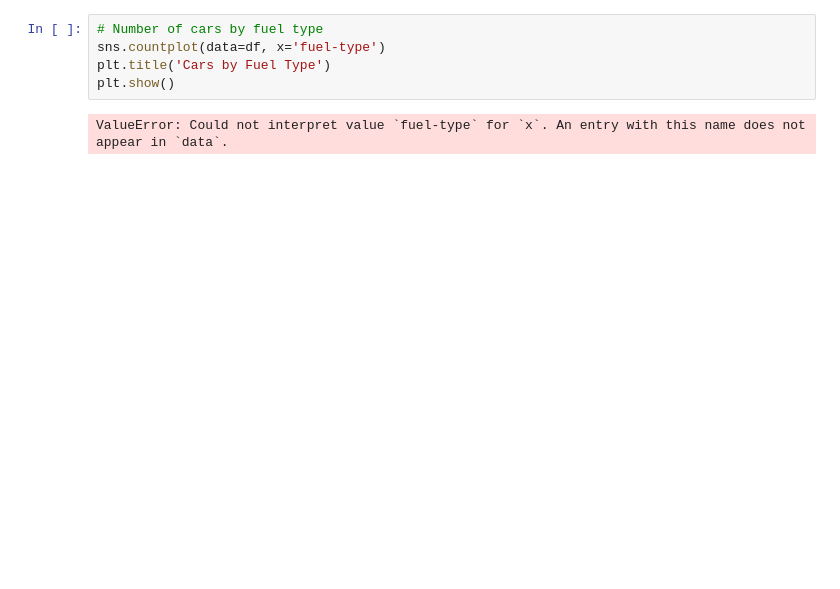
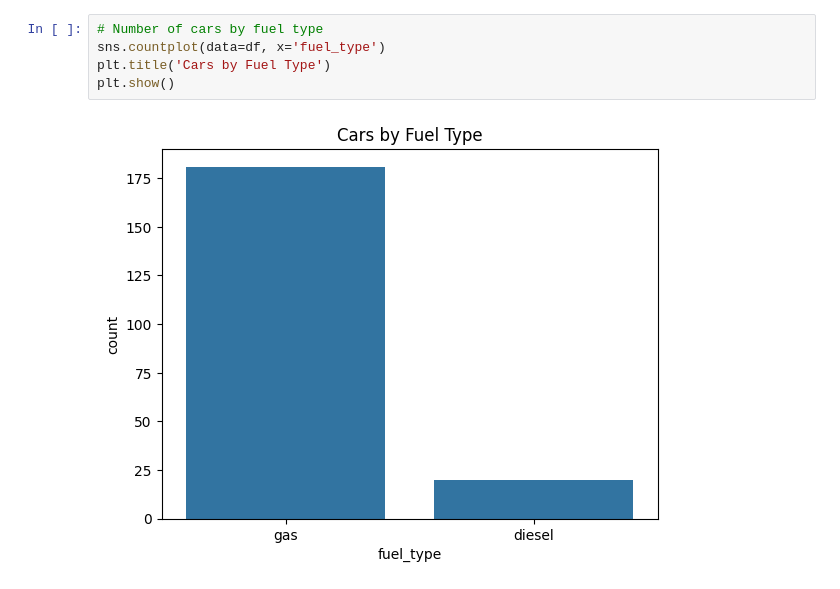
Before and after one commit to vmartinez4169-pixel/automobile-price-analysis, a Jupyter notebook: notebooks/Josie_eda.ipynb, the cells around one changed output. Saved outputs shown, nothing was run; the diff lists cells and outputs as text; blank space fills up the shorter version.

```diff
--- a/notebooks/Josie_eda.ipynb
+++ b/notebooks/Josie_eda.ipynb
@@ -50,10 +50,10 @@ ValueError: Could not interpret value `body-style` for `x`. An entry with this n
 # %%
 # Number of cars by fuel type
-sns.countplot(data=df, x='fuel-type')
+sns.countplot(data=df, x='fuel_type')
 plt.title('Cars by Fuel Type')
 plt.show()
 # %% [output]
-ValueError: Could not interpret value `fuel-type` for `x`. An entry with this name does not appear in `data`.
+[figure, added]
 # %%
 # Price distribution
 sns.histplot(data=df, x='price')
```
Also changed, not shown: parts of 6 cells of this notebook.
